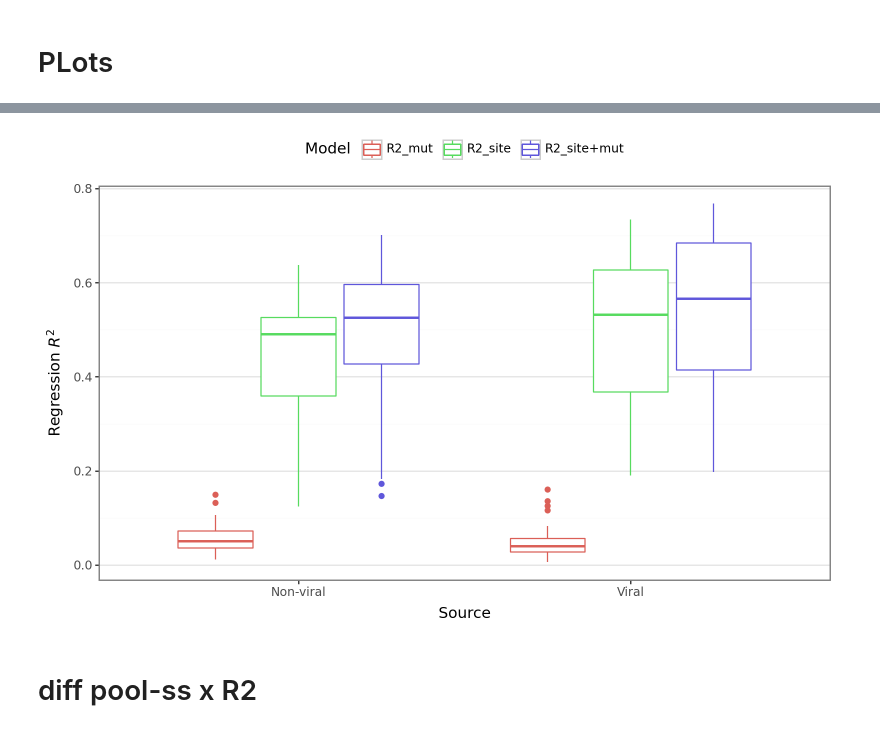
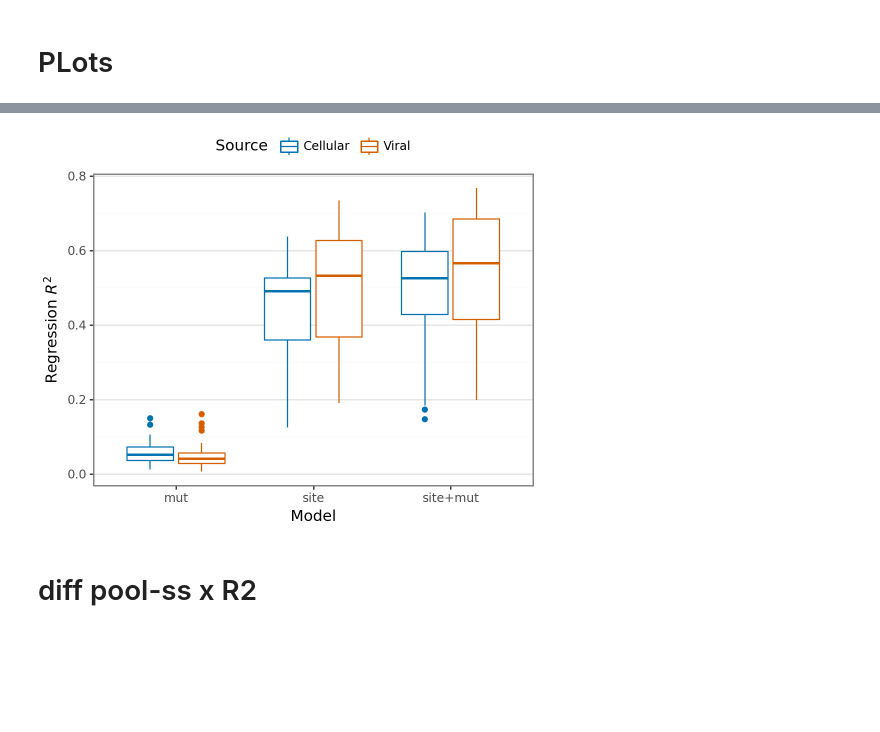
Before and after one commit to ziul-bio/DMS-SiteEffect-PLM, a Jupyter notebook: notebooks/regression.ipynb, the cells around one changed output, grey strips where cells are left out. Drawn from its saved outputs; the diff is of its cells as text; code cells hidden in the pictures; blank space fills up the shorter version.

Commit message:
adding regression results

```diff
--- a/notebooks/regression.ipynb
+++ b/notebooks/regression.ipynb
@@ -84,6 +96,7 @@ for file in os.listdir(base_dir):
     data = pd.read_csv(file_path)
 
     data[['wt', 'site', 'mut']] = data['mutant'].apply(lambda x: pd.Series(split_mut_sit(x)))
+    data['site'] = data['site'].astype(str)
     model1 = ols('target ~ site', data=data).fit()
     model2 = ols('target ~ mut', data=data).fit()
     model3 = ols('target ~ site+mut', data=data).fit()
@@ -114,7 +143,7 @@ for file in os.listdir(base_dir):
 
 df2 = pd.DataFrame.from_dict(res_nonviral, orient='index').reset_index()
 df2.rename(columns={'index': 'Dataset', 0:'R2_site', 1:'R2_mut', 2:'R2_site+mut'}, inplace=True)
-df2['Source'] = 'Non-viral'
+df2['Source'] = 'Cellular'
 df2
 # %% [output]
 |  | Dataset | R2_site | R2_mut | R2_site+mut | Source |
@@ -160,5 +189,5 @@ res_melt
 import pandas as pd
 import plotnine as pln
 
-res_melt = pd.read_csv('../experiments/OLS_results.csv', index_col=0)
-res_melt
+# res_melt = pd.read_csv('../experiments/OLS_results.csv', index_col=0)
+# res_melt
@@ -178,0 +194,3 @@ res_melt
+# %%
+res_melt['Model'] = res_melt['Model'].str.replace('R2_', '',)
+res_melt
@@ -179,16 +211,18 @@ res_melt
 # %%
 plot = (
-    pln.ggplot(res_melt, pln.aes(y='R2', x='Source', color='Model'))
+    #pln.ggplot(res_melt, pln.aes(y='R2', x='Source', color='Model'))
+    pln.ggplot(res_melt, pln.aes(y='R2', x='Model', color='Source'))
+    + pln.scale_color_manual(values={"Viral": "#D55E00", "Cellular": "#0072B2"})
     + pln.geom_boxplot()
     + pln.theme_bw()
-    + pln.theme(figure_size=(8,5), panel_grid_major_x=pln.element_blank(), legend_position='top')
+    + pln.theme(figure_size=(5,4), panel_grid_major_x=pln.element_blank(), legend_position='top')
     +pln.labs(
         y='Regression $R^2$'
     )
     )
 
-plot#.save('../experiments/regression/regression_site_categorical.png', dpi=600)
+plot#.save('../experiments/regression/regression_site_categorical_source.png', dpi=600)
 # %% [output]
-[figure, old version]
+[figure, new version]
 # %% [markdown]
 # diff pool-ss x R2
```
Also changed, not shown: parts of 21 cells of this notebook, 1 other file.
